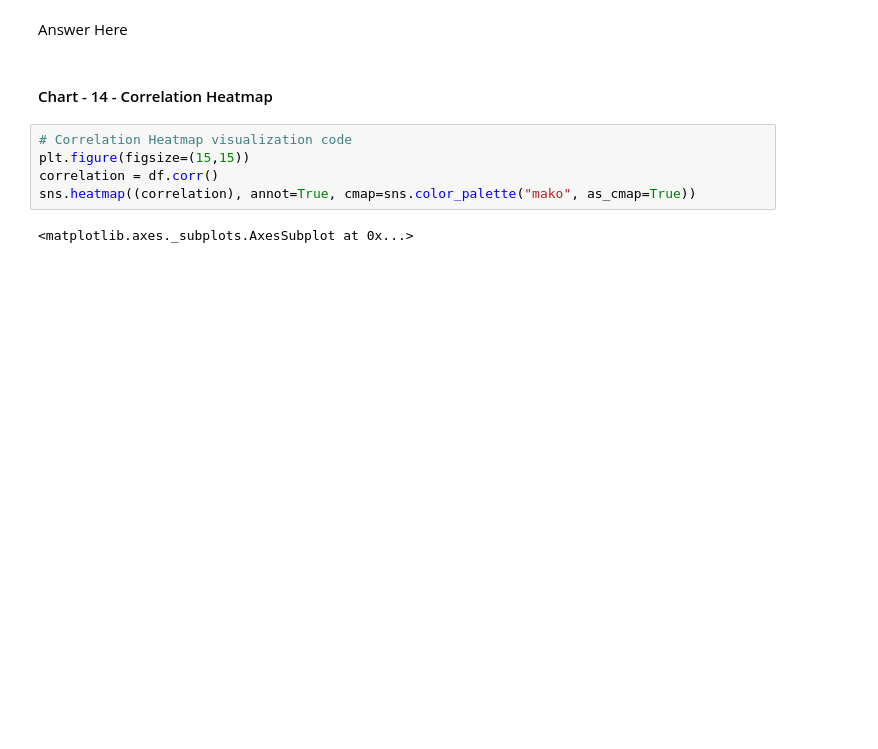
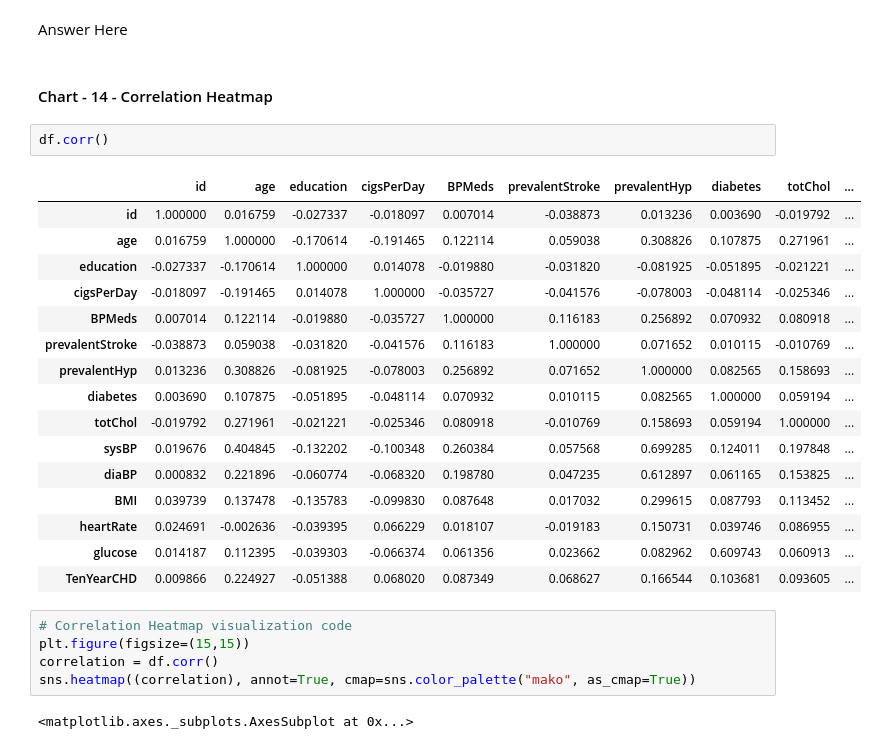
Before and after one commit to Shraddha6999/CARDIOVASCULAR-RISK-PREDICTION-, a Jupyter notebook: Cardiovascular_Risk_Prediction.ipynb, the cells around one changed output. Cells and saved outputs as stored; diff of their text form; blank space fills up the shorter version.

```diff
--- a/Cardiovascular_Risk_Prediction.ipynb
+++ b/Cardiovascular_Risk_Prediction.ipynb
@@ -745,6 +745,25 @@ Are there any insights that lead to negative growth? Justify with specific reaso
 Answer Here
 # %% [markdown]
 #### Chart - 14 - Correlation Heatmap
+# %%
+df.corr()
+# %% [output]
+|  | id | age | education | cigsPerDay | BPMeds | prevalentStroke | prevalentHyp | diabetes | totChol | ... |
+| id | 1.000000 | 0.016759 | -0.027337 | -0.018097 | 0.007014 | -0.038873 | 0.013236 | 0.003690 | -0.019792 | ... |
+| age | 0.016759 | 1.000000 | -0.170614 | -0.191465 | 0.122114 | 0.059038 | 0.308826 | 0.107875 | 0.271961 | ... |
+| education | -0.027337 | -0.170614 | 1.000000 | 0.014078 | -0.019880 | -0.031820 | -0.081925 | -0.051895 | -0.021221 | ... |
+| cigsPerDay | -0.018097 | -0.191465 | 0.014078 | 1.000000 | -0.035727 | -0.041576 | -0.078003 | -0.048114 | -0.025346 | ... |
+| BPMeds | 0.007014 | 0.122114 | -0.019880 | -0.035727 | 1.000000 | 0.116183 | 0.256892 | 0.070932 | 0.080918 | ... |
+| prevalentStroke | -0.038873 | 0.059038 | -0.031820 | -0.041576 | 0.116183 | 1.000000 | 0.071652 | 0.010115 | -0.010769 | ... |
+| prevalentHyp | 0.013236 | 0.308826 | -0.081925 | -0.078003 | 0.256892 | 0.071652 | 1.000000 | 0.082565 | 0.158693 | ... |
+| diabetes | 0.003690 | 0.107875 | -0.051895 | -0.048114 | 0.070932 | 0.010115 | 0.082565 | 1.000000 | 0.059194 | ... |
+| totChol | -0.019792 | 0.271961 | -0.021221 | -0.025346 | 0.080918 | -0.010769 | 0.158693 | 0.059194 | 1.000000 | ... |
+| sysBP | 0.019676 | 0.404845 | -0.132202 | -0.100348 | 0.260384 | 0.057568 | 0.699285 | 0.124011 | 0.197848 | ... |
+| diaBP | 0.000832 | 0.221896 | -0.060774 | -0.068320 | 0.198780 | 0.047235 | 0.612897 | 0.061165 | 0.153825 | ... |
+| BMI | 0.039739 | 0.137478 | -0.135783 | -0.099830 | 0.087648 | 0.017032 | 0.299615 | 0.087793 | 0.113452 | ... |
+| heartRate | 0.024691 | -0.002636 | -0.039395 | 0.066229 | 0.018107 | -0.019183 | 0.150731 | 0.039746 | 0.086955 | ... |
+| glucose | 0.014187 | 0.112395 | -0.039303 | -0.066374 | 0.061356 | 0.023662 | 0.082962 | 0.609743 | 0.060913 | ... |
+| TenYearCHD | 0.009866 | 0.224927 | -0.051388 | 0.068020 | 0.087349 | 0.068627 | 0.166544 | 0.103681 | 0.093605 | ... |
 # %%
 # Correlation Heatmap visualization code
 plt.figure(figsize=(15,15))
```
Also changed, not shown: parts of 34 cells of this notebook.
